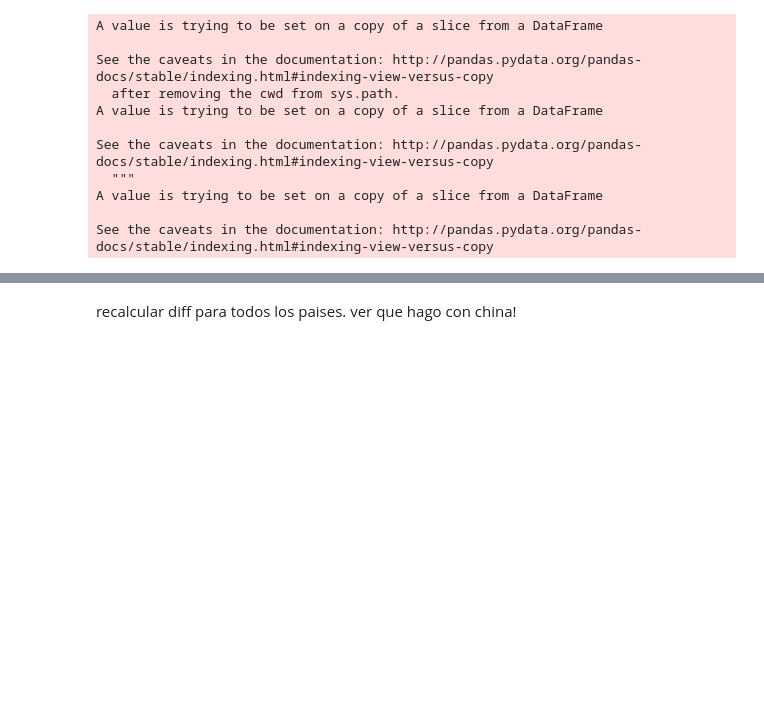
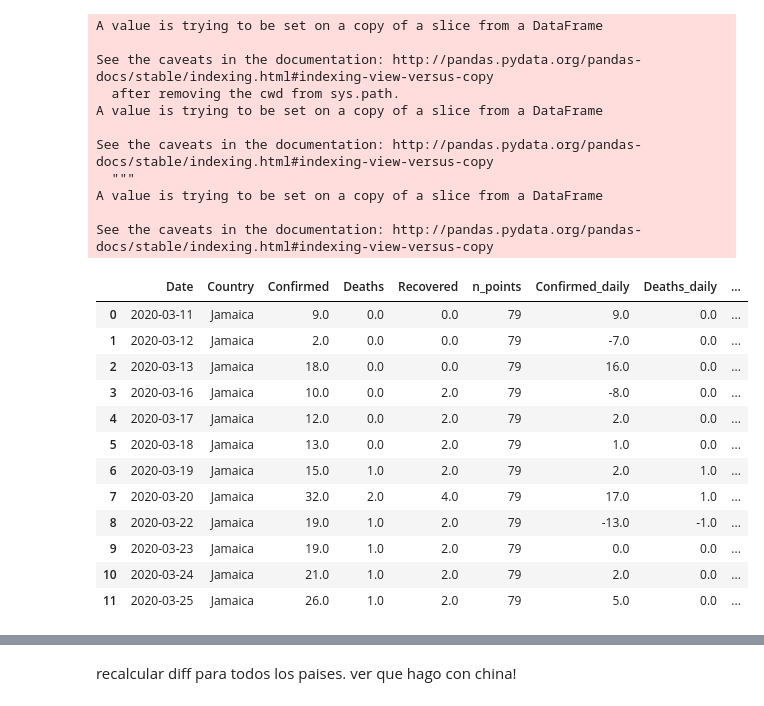
Before and after one commit to cnegrelli/COVID_19, a Jupyter notebook: csse_covid_19_data/csse_covid_19_daily_reports/COVID-19.ipynb, the cells around one changed output, grey strips where cells are left out. Saved outputs shown, nothing was run; the diff lists cells and outputs as text; code cells hidden in the pictures; blank space fills up the shorter version.

```diff
--- a/csse_covid_19_data/csse_covid_19_daily_reports/COVID-19.ipynb
+++ b/csse_covid_19_data/csse_covid_19_daily_reports/COVID-19.ipynb
@@ -2715,3 +2715,19 @@ See the caveats in the documentation: http://pandas.pydata.org/pandas-docs/stabl
 A value is trying to be set on a copy of a slice from a DataFrame
 
 See the caveats in the documentation: http://pandas.pydata.org/pandas-docs/stable/indexing.html#indexing-view-versus-copy
+# %%
+d['Jamaica'].head(12)
+# %% [output]
+|  | Date | Country | Confirmed | Deaths | Recovered | n_points | Confirmed_daily | Deaths_daily | ... |
+| 0 | 2020-03-11 | Jamaica | 9.0 | 0.0 | 0.0 | 79 | 9.0 | 0.0 | ... |
+| 1 | 2020-03-12 | Jamaica | 2.0 | 0.0 | 0.0 | 79 | -7.0 | 0.0 | ... |
+| 2 | 2020-03-13 | Jamaica | 18.0 | 0.0 | 0.0 | 79 | 16.0 | 0.0 | ... |
+| 3 | 2020-03-16 | Jamaica | 10.0 | 0.0 | 2.0 | 79 | -8.0 | 0.0 | ... |
+| 4 | 2020-03-17 | Jamaica | 12.0 | 0.0 | 2.0 | 79 | 2.0 | 0.0 | ... |
+| 5 | 2020-03-18 | Jamaica | 13.0 | 0.0 | 2.0 | 79 | 1.0 | 0.0 | ... |
+| 6 | 2020-03-19 | Jamaica | 15.0 | 1.0 | 2.0 | 79 | 2.0 | 1.0 | ... |
+| 7 | 2020-03-20 | Jamaica | 32.0 | 2.0 | 4.0 | 79 | 17.0 | 1.0 | ... |
+| 8 | 2020-03-22 | Jamaica | 19.0 | 1.0 | 2.0 | 79 | -13.0 | -1.0 | ... |
+| 9 | 2020-03-23 | Jamaica | 19.0 | 1.0 | 2.0 | 79 | 0.0 | 0.0 | ... |
+| 10 | 2020-03-24 | Jamaica | 21.0 | 1.0 | 2.0 | 79 | 2.0 | 0.0 | ... |
+| 11 | 2020-03-25 | Jamaica | 26.0 | 1.0 | 2.0 | 79 | 5.0 | 0.0 | ... |
```
Also changed, not shown: parts of 6 cells of this notebook.
